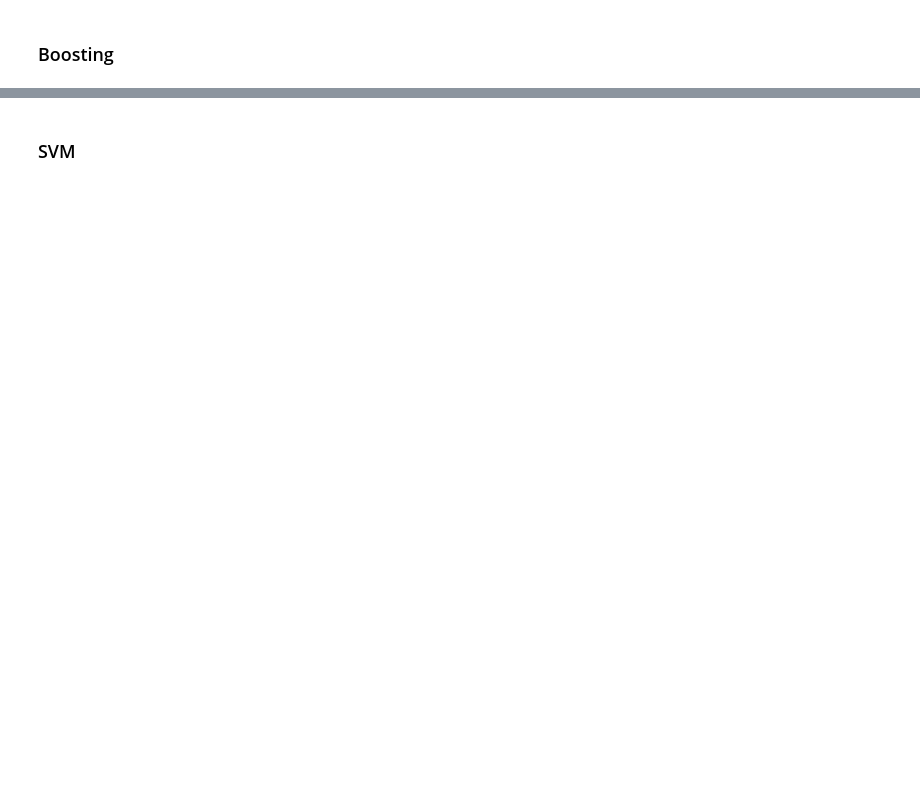
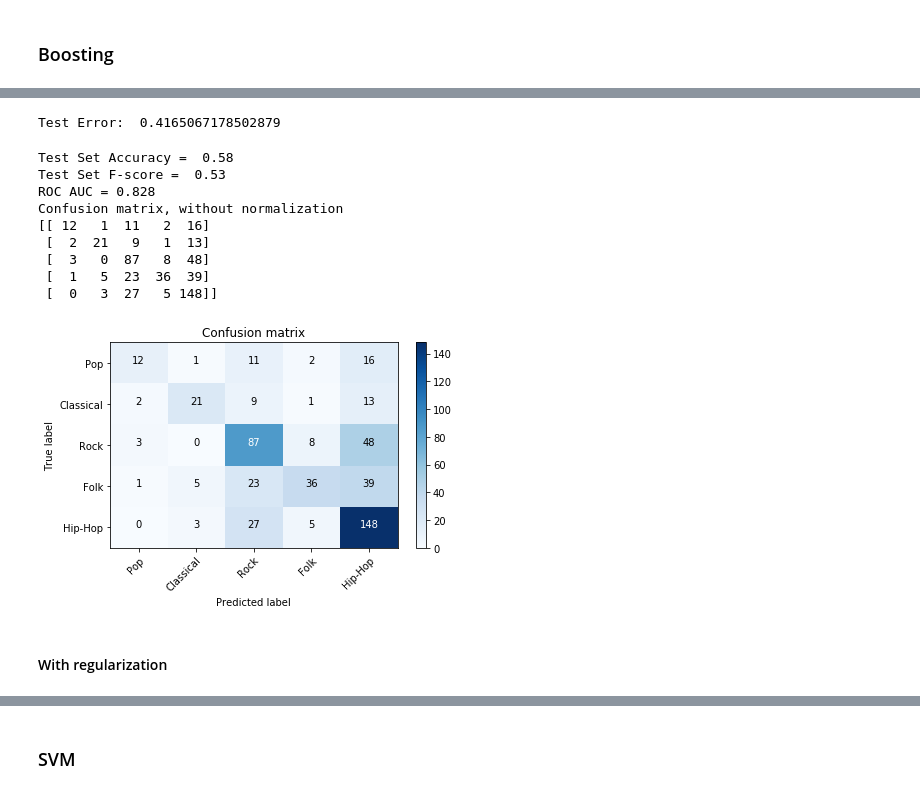
Before and after one commit to adityasant/ECE271Project, a Jupyter notebook: Local Codes and Notebooks/Classifier_single_label_parent_all_data_pca2.ipynb, the cells around one changed output, grey strips where cells are left out. Saved outputs shown, nothing was run; the diff lists cells and outputs as text; code cells hidden in the pictures; blank space fills up the shorter version.

```diff
--- a/Local Codes and Notebooks/Classifier_single_label_parent_all_data_pca2.ipynb
+++ b/Local Codes and Notebooks/Classifier_single_label_parent_all_data_pca2.ipynb
@@ -399,3 +422,23 @@ def display_results(y_test, pred_probs, cm = True):
+# %%
+pred = np.argmax(pred_probs, axis=-1)
+print('Test Error: ',len(y_test[y_test!=pred])/len(y_test))
+# %% [output]
+Test Error:  0.4165067178502879
+# %%
+display_results(np.array(y_test,dtype=int), pred_probs)
+# %% [output]
+Test Set Accuracy =  0.58
+Test Set F-score =  0.53
+ROC AUC = 0.828
+Confusion matrix, without normalization
+[[ 12   1  11   2  16]
+ [  2  21   9   1  13]
+ [  3   0  87   8  48]
+ [  1   5  23  36  39]
+ [  0   3  27   5 148]]
+[figure, added]
+# %% [markdown]
+####  With regularization
 # %%
 %%time
 # Train
```
Also changed, not shown: parts of 39 cells of this notebook, 1 other file.
